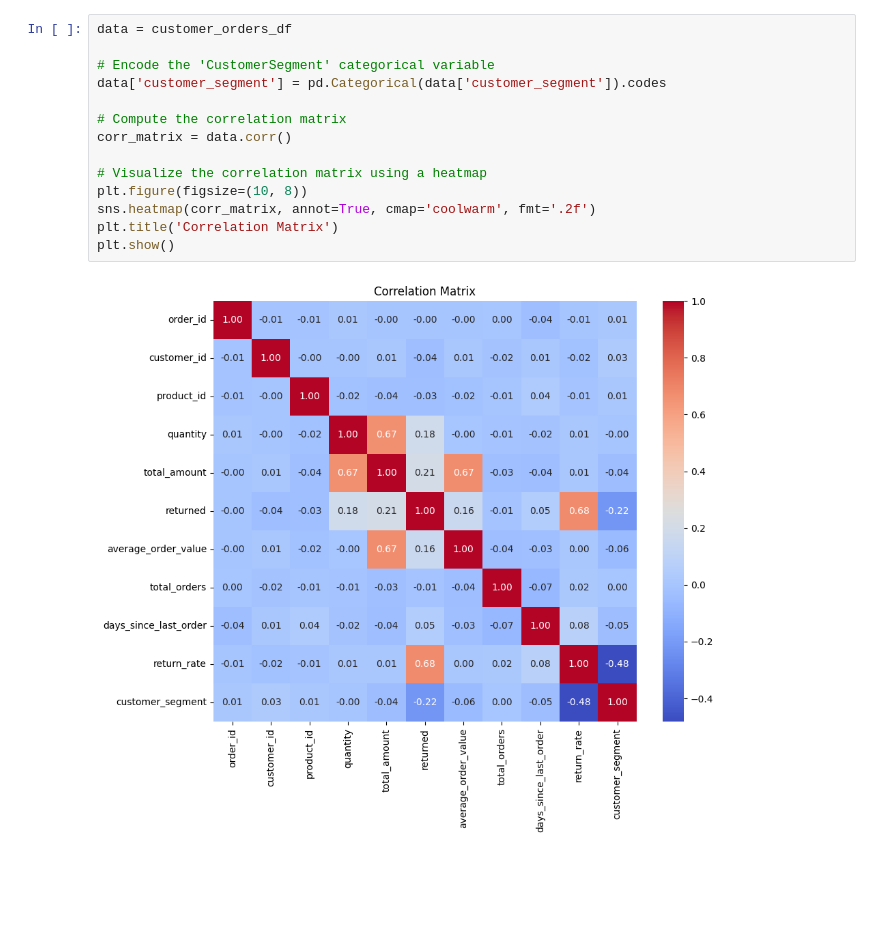
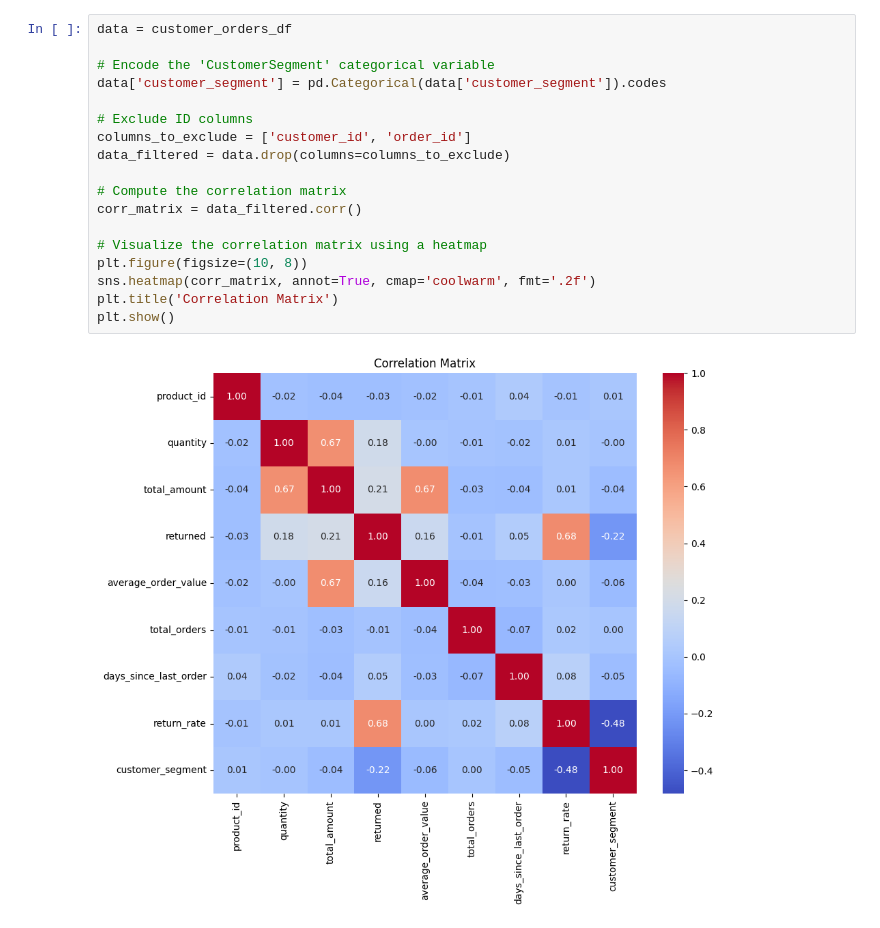
Before and after one commit to fal-ai/dbt_fal_ml_example2, a Jupyter notebook: notebook.ipynb, the cells around one changed output. Cells and saved outputs as stored; diff of their text form; blank space fills up the shorter version.

```diff
--- a/notebook.ipynb
+++ b/notebook.ipynb
@@ -32,19 +32,23 @@ model: customer_orders, status: success
 # %%
 data = customer_orders_df
 
 # Encode the 'CustomerSegment' categorical variable
 data['customer_segment'] = pd.Categorical(data['customer_segment']).codes
 
+# Exclude ID columns
+columns_to_exclude = ['customer_id', 'order_id']
+data_filtered = data.drop(columns=columns_to_exclude)
+
 # Compute the correlation matrix
-corr_matrix = data.corr()
+corr_matrix = data_filtered.corr()
 
 # Visualize the correlation matrix using a heatmap
 plt.figure(figsize=(10, 8))
 sns.heatmap(corr_matrix, annot=True, cmap='coolwarm', fmt='.2f')
 plt.title('Correlation Matrix')
 plt.show()
 # %% [output]
-[figure, old version]
+[figure, new version]
 # %%
 # Encode the 'CustomerSegment' categorical variable
 data['customer_segment'] = pd.Categorical(data['customer_segment']).codes
```
Also changed, not shown: parts of 3 cells of this notebook.
